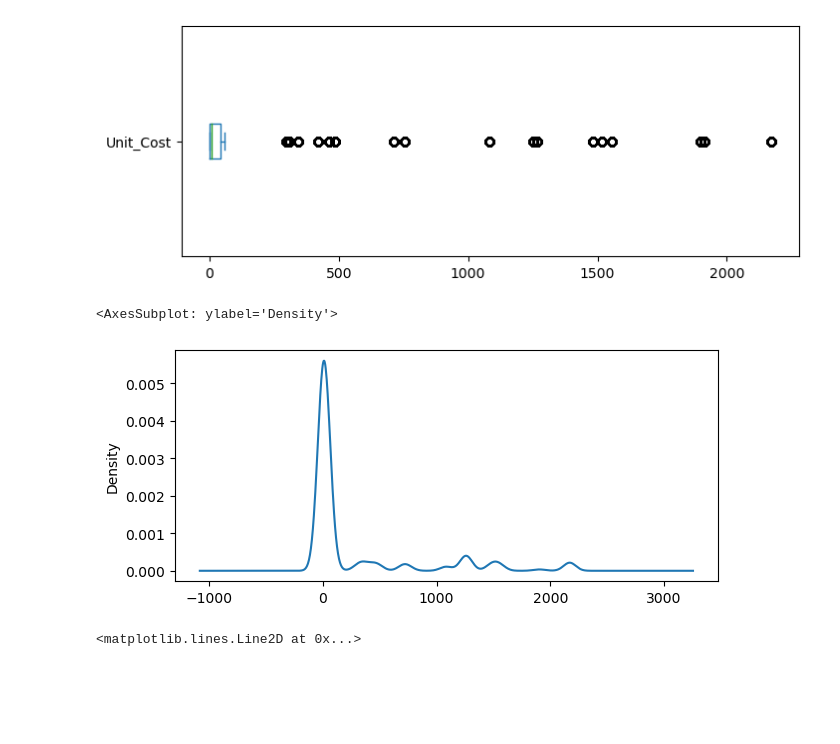
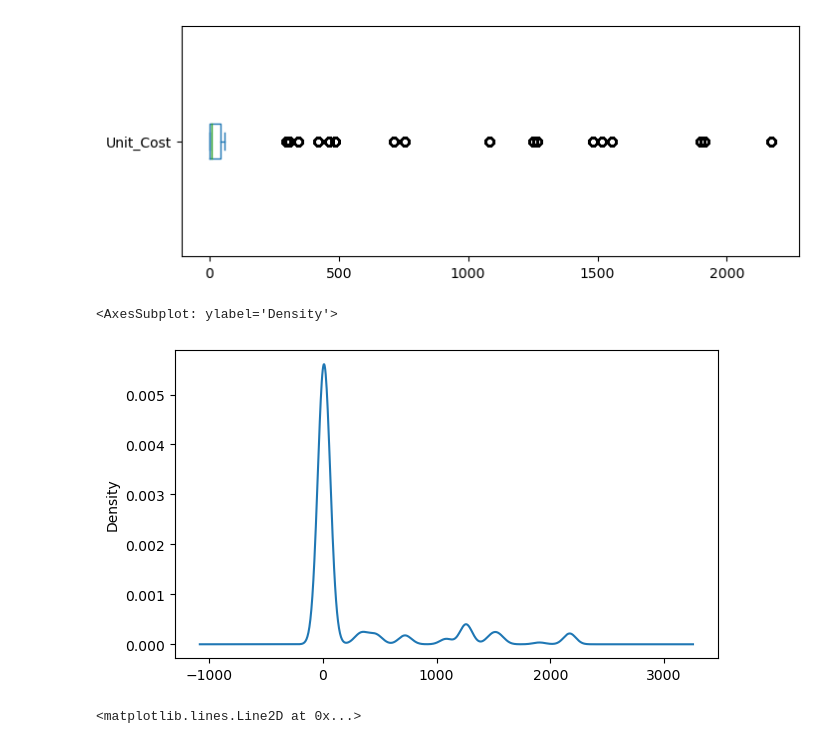
Before and after one commit to AlSolor/FREECODE, a Jupyter notebook: Examples_1.ipynb, the cells around one changed output. Saved outputs shown, nothing was run; the diff lists cells and outputs as text; code cells hidden in the pictures; blank space fills up the shorter version.

```diff
--- a/Examples_1.ipynb
+++ b/Examples_1.ipynb
@@ -91,10 +91,10 @@ sales['Unit_Cost'].plot(kind='box', vert=False, figsize = (8,3))
 <AxesSubplot: >
 [figure]
 # %%
-sales['Unit_Cost'].plot(kind='density',figsize=(7,3))
+sales['Unit_Cost'].plot(kind='density',figsize=(7,4))
 # %% [output]
 <AxesSubplot: ylabel='Density'>
-[figure, old version]
+[figure, new version]
 # %%
 ax = sales['Unit_Cost'].plot(kind='density',figsize=(7,3))
 ax.axvline(sales['Unit_Cost'].mean(),color='red')
```
